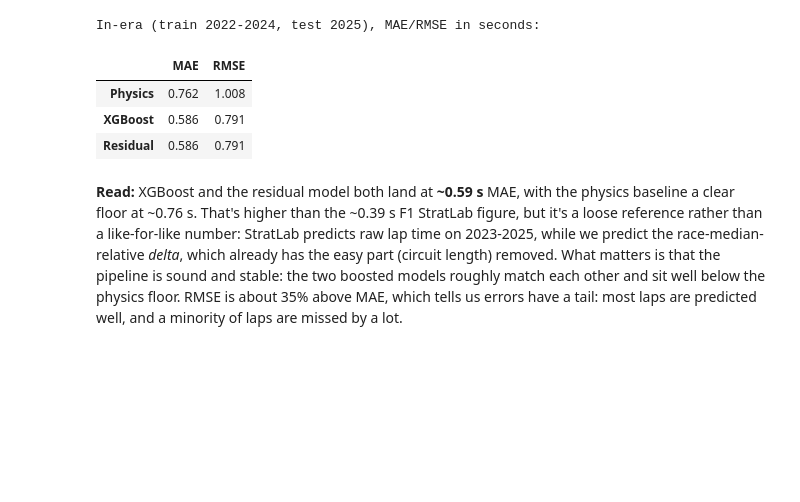
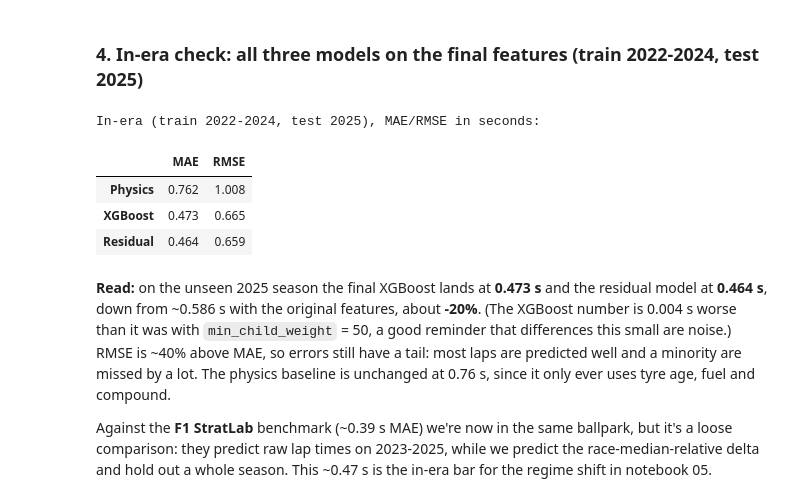
Before and after one commit to sagrawal11/DIS-ML-Final-Project, a Jupyter notebook: notebooks/04_baselines_tuning.ipynb, the cells around one changed output. Saved outputs shown, nothing was run; the diff lists cells and outputs as text; code cells hidden in the pictures; blank space fills up the shorter version.

```diff
--- a/notebooks/04_baselines_tuning.ipynb
+++ b/notebooks/04_baselines_tuning.ipynb
@@ -37,11 +34,0 @@ XGBoost is tuned with **GroupKFold grouped by race**, on the **training seasons
-# %%
-train_era = df.season < 2026
-groups = pd.factorize(df['season'].astype(str) + '_' + df['event'])[0]
-grid = {'max_depth': [4, 6], 'n_estimators': [300, 600], 'learning_rate': [0.03, 0.08]}
-search = GridSearchCV(make_xgb(n_jobs=1), grid, scoring='neg_mean_absolute_error',
-                      cv=GroupKFold(n_splits=5), n_jobs=-1)
-search.fit(X_all[train_era], y_all[train_era].values, groups=groups[train_era.to_numpy()])
-XGB_PARAMS = dict(search.best_params_)
-json.dump(XGB_PARAMS, open(PARAMS_PATH, 'w'), indent=1)
-print('Chosen XGBoost params:', XGB_PARAMS)
-print('Best grouped-CV MAE: %.4f s' % (-search.best_score_))
@@ -55,0 +100,9 @@ A within-distribution sanity check before we look at 2026: the error here is the
+# %%
+FINAL = abl['CV MAE'].idxmin()
+r = pd.DataFrame(searches[FINAL].cv_results_)
+r['CV MAE'] = -r.mean_test_score
+print(f'Chosen feature set: {FINAL!r} (lowest grouped-CV MAE)')
+print(f'Best grid point:  {searches[FINAL].best_params_}')
+print(f'CV MAE across the grid: best {r["CV MAE"].min():.4f}, median {r["CV MAE"].median():.4f}, worst {r["CV MAE"].max():.4f} s')
+print(f'Fold-to-fold sd at the best point: {abl.loc[FINAL, "CV sd"]:.4f} s')
+r.sort_values('CV MAE')[['param_max_depth', 'param_learning_rate', 'param_n_estimators', 'param_min_child_weight', 'CV MAE']].head(8).round(4)
@@ -55,0 +125,9 @@ A within-distribution sanity check before we look at 2026: the error here is the
+# %%
+p = {k: [v] for k, v in searches[FINAL].best_params_.items()}
+p['min_child_weight'] = [50, 100, 200, 400]
+X_final = encode_features(df, *SETS[FINAL])
+edge = GridSearchCV(make_xgb(n_jobs=1), p, scoring='neg_mean_absolute_error', cv=GroupKFold(n_splits=5), n_jobs=-1)
+edge.fit(X_final[tune], y[tune].values, groups=race_id[tune])
+final_params = edge.best_params_
+pd.DataFrame({'min_child_weight': p['min_child_weight'], 'CV MAE': -edge.cv_results_['mean_test_score'],
+              'CV sd': edge.cv_results_['std_test_score']}).round(4)
@@ -55,0 +144,5 @@ A within-distribution sanity check before we look at 2026: the error here is the
+# %%
+groups, team = SETS[FINAL]
+cfg = {'name': FINAL, 'groups': groups, 'team': team, 'xgb_params': final_params}
+json.dump(cfg, open(CONFIG_PATH, 'w'), indent=1)
+print(json.dumps(cfg, indent=1))
@@ -56,13 +168,17 @@ A within-distribution sanity check before we look at 2026: the error here is the
+# %% [markdown]
+### 4. In-era check: all three models on the final features (train 2022-2024, test 2025)
 # %%
-tr = df.season.isin([2022, 2023, 2024]); te = df.season == 2025
-inera = evaluate_split(df, X_all, y_all, tr, te, XGB_PARAMS).round(3)
+X_all = encode_features(df, groups, team)
+inera = evaluate_split(df, X_all, y, df.season <= 2024, df.season == 2025, cfg['xgb_params']).round(3)
 print('In-era (train 2022-2024, test 2025), MAE/RMSE in seconds:')
 inera
 # %% [output]
 In-era (train 2022-2024, test 2025), MAE/RMSE in seconds:
 |  | MAE | RMSE |
 | Physics | 0.762 | 1.008 |
-| XGBoost | 0.586 | 0.791 |
-| Residual | 0.586 | 0.791 |
+| XGBoost | 0.473 | 0.665 |
+| Residual | 0.464 | 0.659 |
-# %% [markdown]
-**Read:** XGBoost and the residual model both land at **~0.59 s** MAE, with the physics baseline a clear floor at ~0.76 s. That's higher than the ~0.39 s F1 StratLab figure, but it's a loose reference rather than a like-for-like number: StratLab predicts raw lap time on 2023-2025, while we predict the race-median-relative *delta*, which already has the easy part (circuit length) removed. What matters is that the pipeline is sound and stable: the two boosted models roughly match each other and sit well below the physics floor. RMSE is about 35% above MAE, which tells us errors have a tail: most laps are predicted well, and a minority of laps are missed by a lot.
+# %% [markdown]
+**Read:** on the unseen 2025 season the final XGBoost lands at **0.473 s** and the residual model at **0.464 s**, down from ~0.586 s with the original features, about **-20%**. (The XGBoost number is 0.004 s worse than it was with `min_child_weight` = 50, a good reminder that differences this small are noise.) RMSE is ~40% above MAE, so errors still have a tail: most laps are predicted well and a minority are missed by a lot. The physics baseline is unchanged at 0.76 s, since it only ever uses tyre age, fuel and compound.
+
+Against the **F1 StratLab** benchmark (~0.39 s MAE) we're now in the same ballpark, but it's a loose comparison: they predict raw lap times on 2023-2025, while we predict the race-median-relative delta and hold out a whole season. This ~0.47 s is the in-era bar for the regime shift in notebook 05.
```
Also changed, not shown: parts of 17 cells of this notebook, 14 other files.
